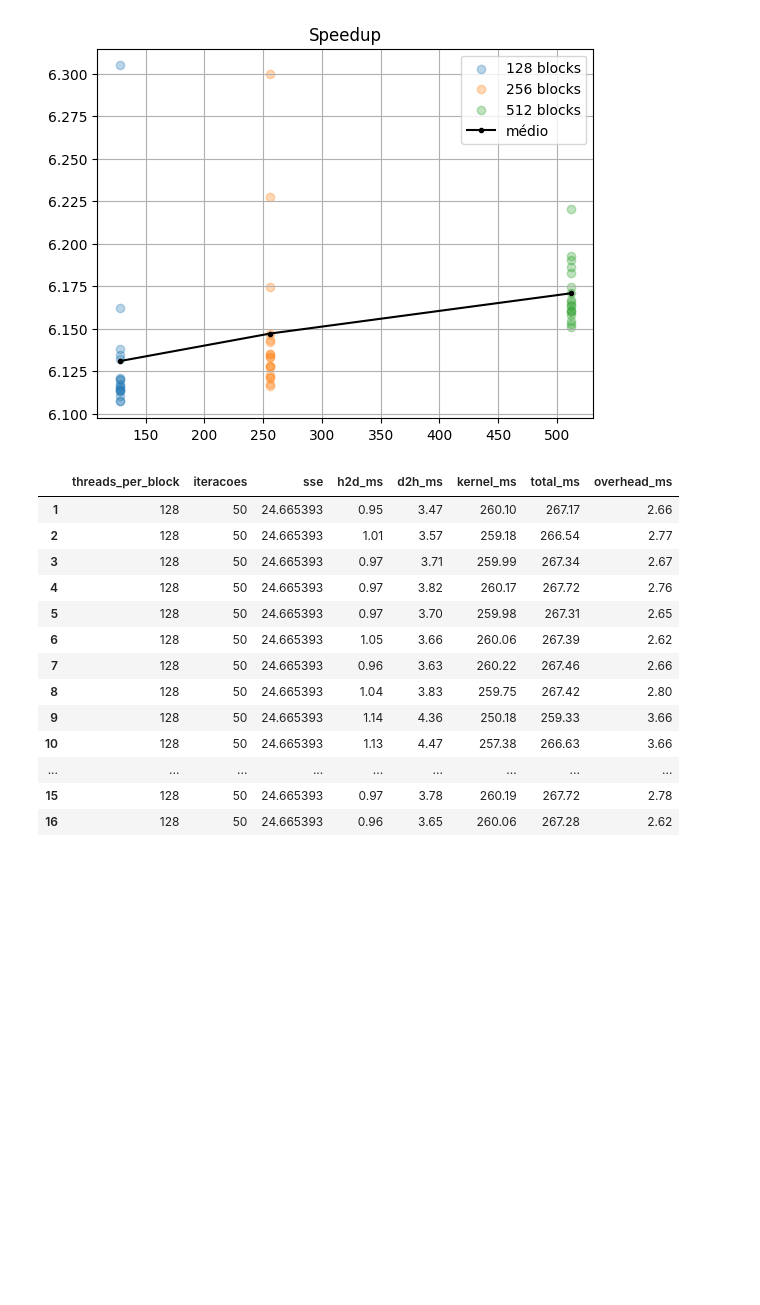
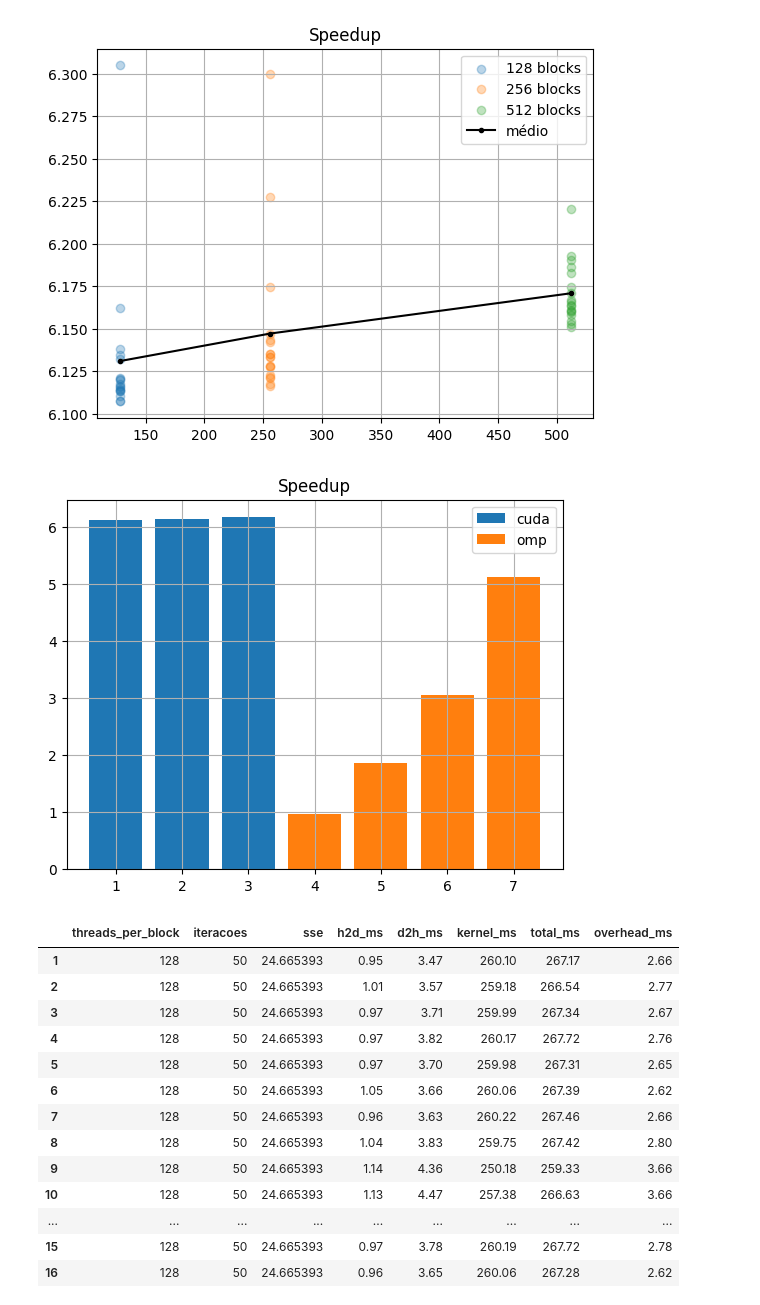
Before and after one commit to tiagoizumi/kmeans-pcd, a Jupyter notebook: Etapa 2/resultados_graficos.ipynb, the cells around one changed output. Cells and saved outputs as stored; diff of their text form; code cells hidden in the pictures; blank space fills up the shorter version.

```diff
--- a/Etapa 2/resultados_graficos.ipynb
+++ b/Etapa 2/resultados_graficos.ipynb
@@ -54,6 +94,15 @@ plt.legend()
 plt.grid()
 # %% [output]
 [figure]
+# %%
+plt.bar(range(1,4), resumo["speedup méd"], label="cuda")
+plt.bar(range(4,8), omp["Speedup méd"], label="omp")
+plt.grid()
+plt.legend()
+plt.title("Speedup")
+plt.show()
+# %% [output]
+[figure, added]
 # %%
 r1
 # %% [output]
```
Also changed, not shown: parts of 3 cells of this notebook.
